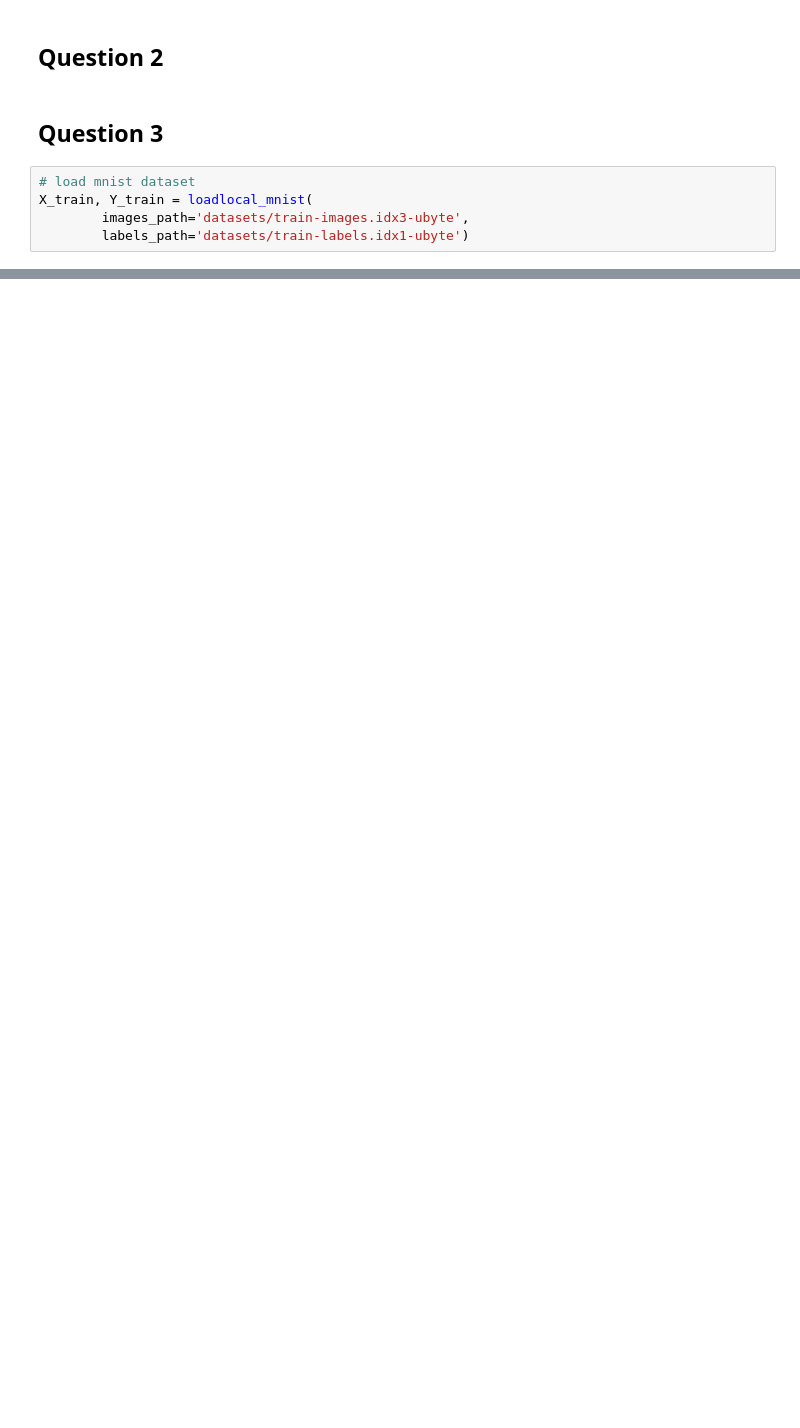
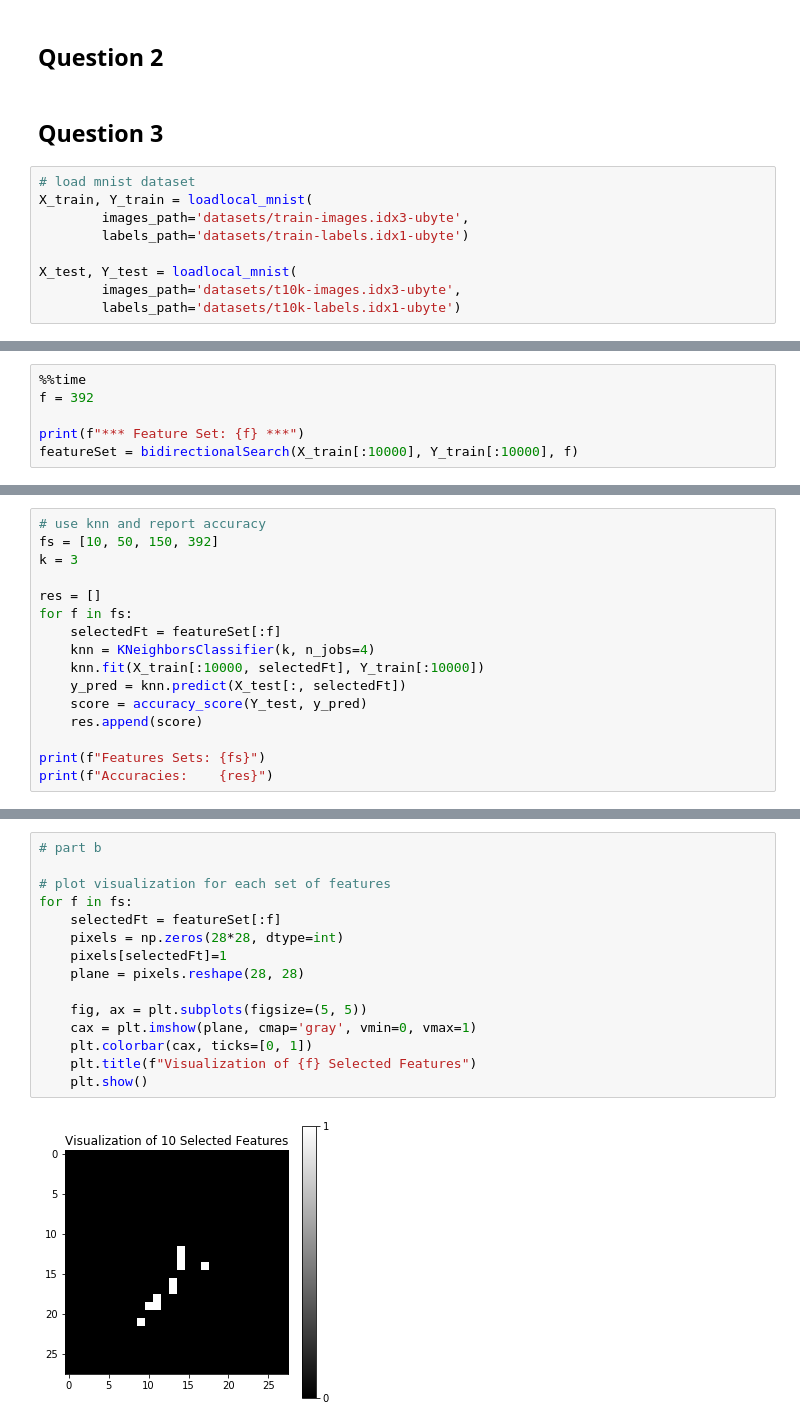
Before and after one commit to sujan-sube/pattern-recognition-asgmt, a Jupyter notebook: assignment-2/assignment-2.ipynb, the cells around one changed output, grey strips where cells are left out. Drawn from its saved outputs; the diff is of its cells as text; blank space fills up the shorter version.

Commit message:
finished part a and b of Q3

```diff
--- a/assignment-2/assignment-2.ipynb
+++ b/assignment-2/assignment-2.ipynb
@@ -367,3 +362,7 @@ Accuracy: 0.857 +/- 0.021
 X_train, Y_train = loadlocal_mnist(
         images_path='datasets/train-images.idx3-ubyte',
         labels_path='datasets/train-labels.idx1-ubyte')
+
+X_test, Y_test = loadlocal_mnist(
+        images_path='datasets/t10k-images.idx3-ubyte',
+        labels_path='datasets/t10k-labels.idx1-ubyte')
@@ -369,0 +428,6 @@ X_train, Y_train = loadlocal_mnist(
+# %%
+%%time
+f = 392
+
+print(f"*** Feature Set: {f} ***")
+featureSet = bidirectionalSearch(X_train[:10000], Y_train[:10000], f)
@@ -369,0 +452,16 @@ X_train, Y_train = loadlocal_mnist(
+# %%
+# use knn and report accuracy
+fs = [10, 50, 150, 392]
+k = 3
+
+res = []
+for f in fs:
+    selectedFt = featureSet[:f]
+    knn = KNeighborsClassifier(k, n_jobs=4)
+    knn.fit(X_train[:10000, selectedFt], Y_train[:10000])
+    y_pred = knn.predict(X_test[:, selectedFt])
+    score = accuracy_score(Y_test, y_pred)
+    res.append(score)
+
+print(f"Features Sets: {fs}")
+print(f"Accuracies:    {res}")
@@ -369,0 +471,17 @@ X_train, Y_train = loadlocal_mnist(
+# %%
+# part b
+
+# plot visualization for each set of features
+for f in fs:
+    selectedFt = featureSet[:f]
+    pixels = np.zeros(28*28, dtype=int)
+    pixels[selectedFt]=1
+    plane = pixels.reshape(28, 28)
+
+    fig, ax = plt.subplots(figsize=(5, 5))
+    cax = plt.imshow(plane, cmap='gray', vmin=0, vmax=1)
+    plt.colorbar(cax, ticks=[0, 1])
+    plt.title(f"Visualization of {f} Selected Features")
+    plt.show()
+# %% [output]
+[figure, added]
```
Also changed, not shown: parts of 14 cells of this notebook.
